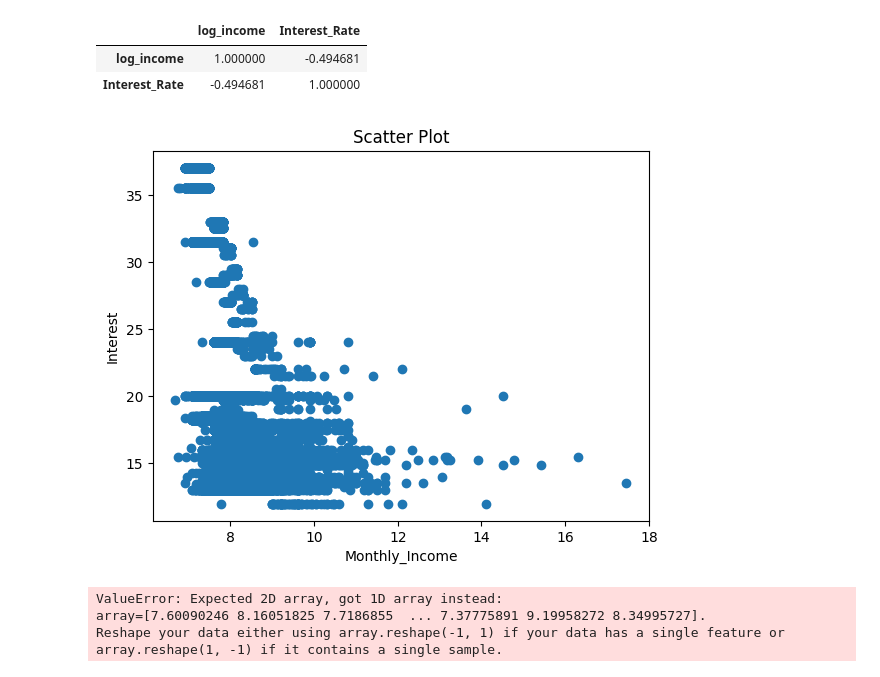
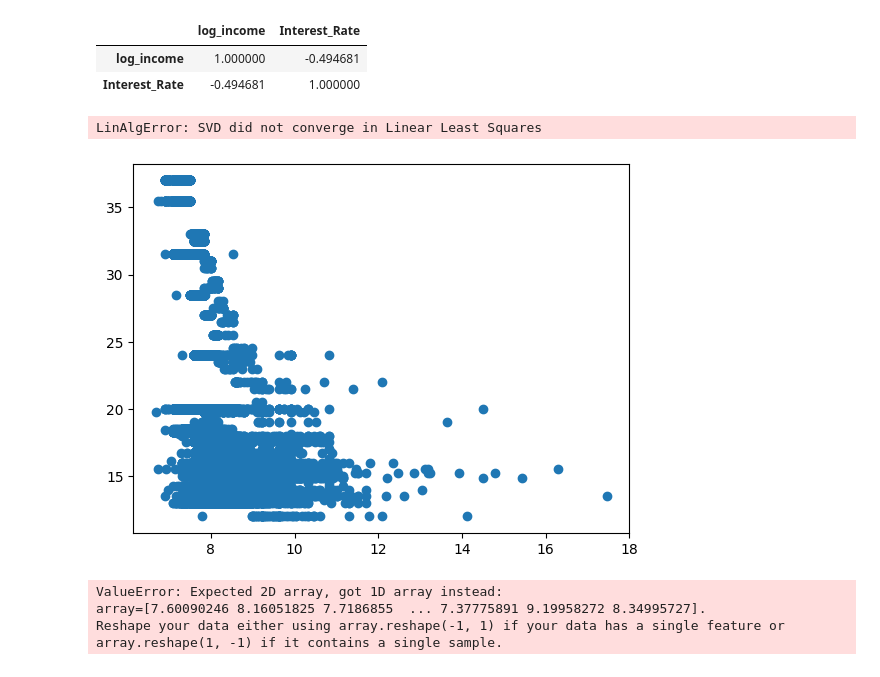
Before and after one commit to tomwillcode/9th_wave_cantek, a Jupyter notebook: Bank_Marketing_Analysis.ipynb, the cells around one changed output. Drawn from its saved outputs; the diff is of its cells as text; code cells hidden in the pictures.

```diff
--- a/Bank_Marketing_Analysis.ipynb
+++ b/Bank_Marketing_Analysis.ipynb
@@ -297,26 +297,29 @@ df[['log_income', 'Interest_Rate']].corr()
 # %%
 plt.scatter(df['log_income'], (df['Interest_Rate']))
 
 x = df['log_income']
 y = df['Interest_Rate']
-#coefficients = np.polyfit(x, y, 1)
-#line = np.poly1d(coefficients)
-#plt.plot(x, line(x), color='red', label='Line of Best Fit')
+
+#add a line of best fit
+coefficients = np.polyfit(x, y, 1)
+line = np.poly1d(coefficients)
+plt.plot(x, line(x), color='red', label='Line of Best Fit')
 
 
 
 
 
 # Customize the plot
 plt.xlabel('Monthly_Income')
 plt.ylabel('Interest')
 plt.title('Scatter Plot')
 
 
 # Show the plot
 plt.show()
 # %% [output]
+LinAlgError: SVD did not converge in Linear Least Squares
-[figure, old version]
+[figure, new version]
 # %%
 from sklearn.linear_model import LinearRegression
 
```
Also changed, not shown: parts of 34 cells of this notebook, 1 other file.
